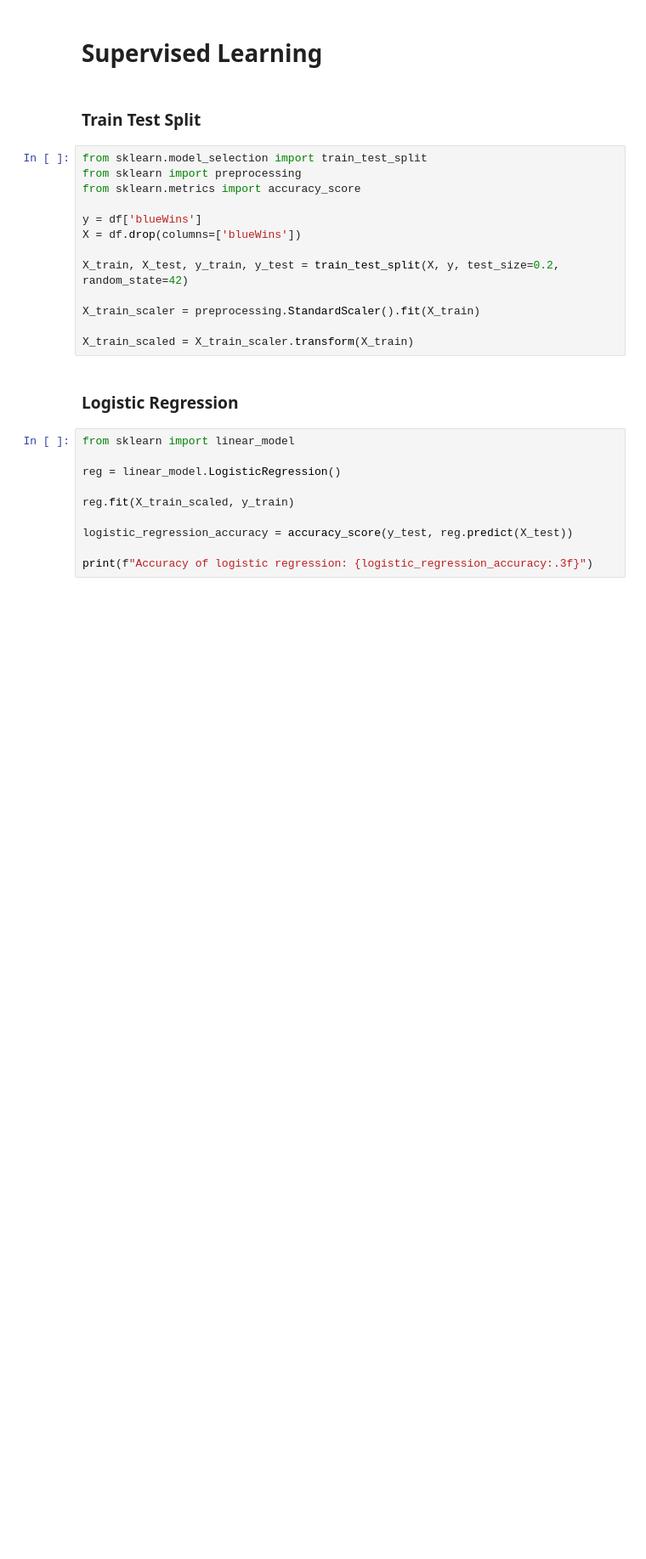
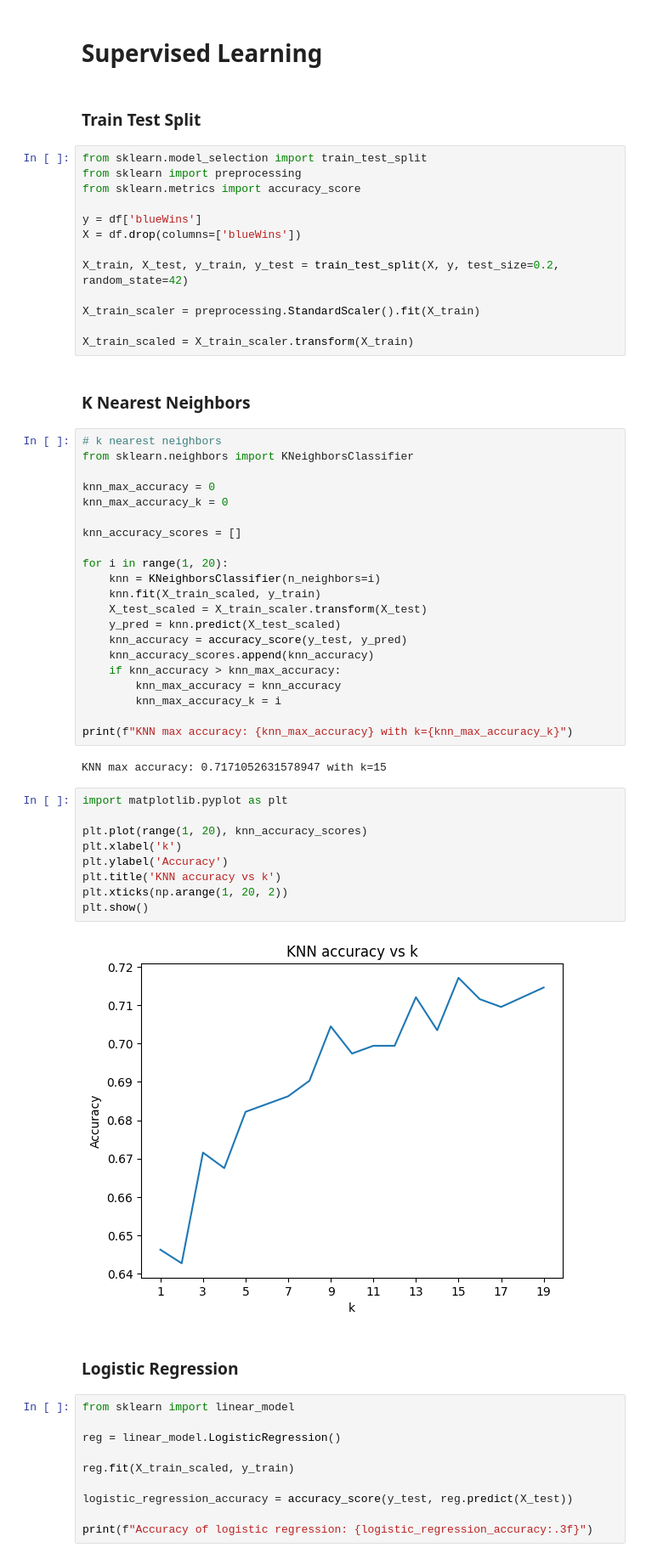
Before and after one commit to samlowe106/LeagueOfLosers, a Jupyter notebook: notebooks/1 Standard Supervised Learning.ipynb, the cells around one changed output. Shown: that part at 85% size. Drawn from its saved outputs; the diff is of its cells as text; blank space fills up the shorter version.

```diff
--- a/notebooks/1 Standard Supervised Learning.ipynb
+++ b/notebooks/1 Standard Supervised Learning.ipynb
@@ -65,6 +65,42 @@ X_train, X_test, y_train, y_test = train_test_split(X, y, test_size=0.2, random_
 X_train_scaler = preprocessing.StandardScaler().fit(X_train)
 
 X_train_scaled = X_train_scaler.transform(X_train)
+# %% [markdown]
+### K Nearest Neighbors
+# %%
+# k nearest neighbors
+from sklearn.neighbors import KNeighborsClassifier
+
+knn_max_accuracy = 0
+knn_max_accuracy_k = 0
+
+knn_accuracy_scores = []
+
+for i in range(1, 20):
+    knn = KNeighborsClassifier(n_neighbors=i)
+    knn.fit(X_train_scaled, y_train)
+    X_test_scaled = X_train_scaler.transform(X_test)
+    y_pred = knn.predict(X_test_scaled)
+    knn_accuracy = accuracy_score(y_test, y_pred)
+    knn_accuracy_scores.append(knn_accuracy)
+    if knn_accuracy > knn_max_accuracy:
+        knn_max_accuracy = knn_accuracy
+        knn_max_accuracy_k = i
+
+print(f"KNN max accuracy: {knn_max_accuracy} with k={knn_max_accuracy_k}")
+# %% [output]
+KNN max accuracy: 0.7171052631578947 with k=15
+# %%
+import matplotlib.pyplot as plt
+
+plt.plot(range(1, 20), knn_accuracy_scores)
+plt.xlabel('k')
+plt.ylabel('Accuracy')
+plt.title('KNN accuracy vs k')
+plt.xticks(np.arange(1, 20, 2))
+plt.show()
+# %% [output]
+[figure, added]
 # %% [markdown]
 ### Logistic Regression
 # %%
```
Also changed, not shown: parts of 12 cells of this notebook.
